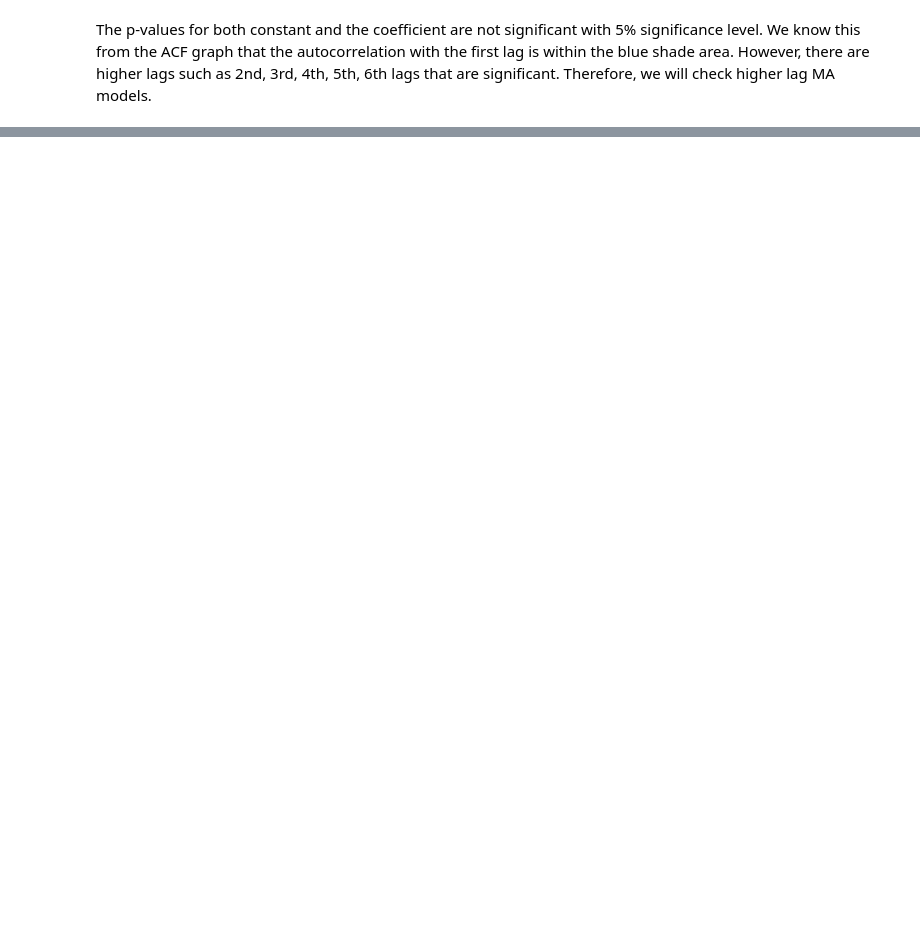
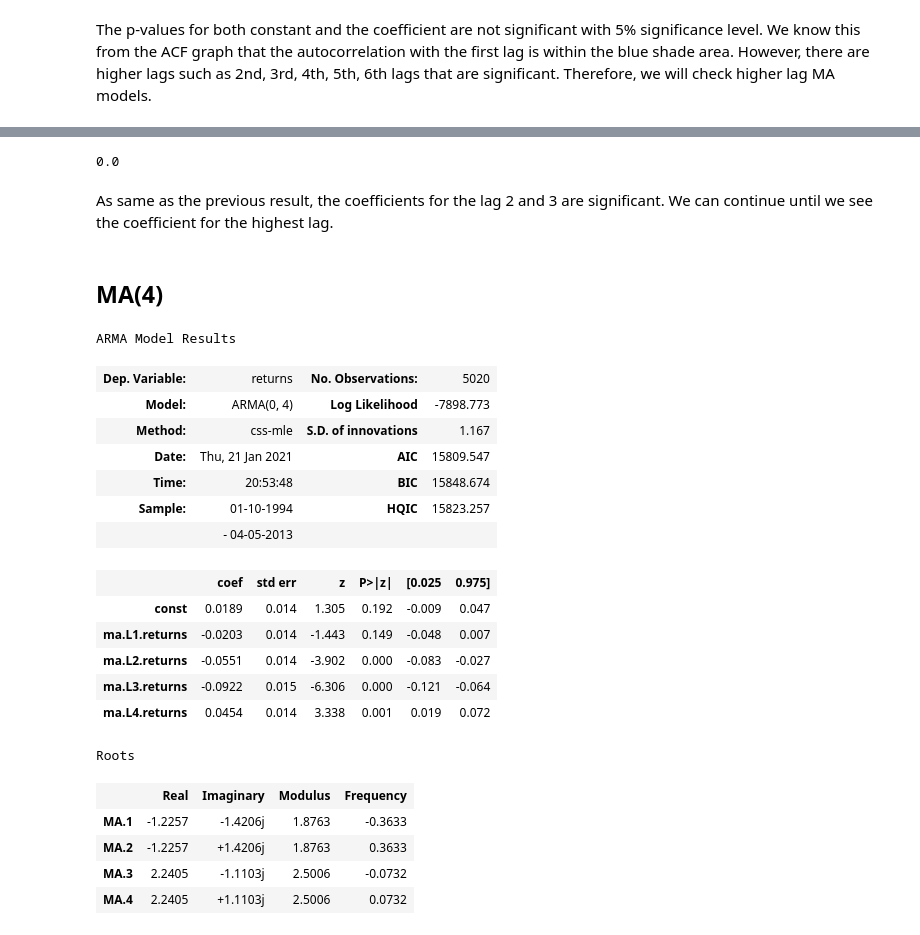
Before and after one commit to mkang32/snp500-analysis, a Jupyter notebook: notebooks/4.the_MA_model.ipynb, the cells around one changed output, grey strips where cells are left out. Drawn from its saved outputs; the diff is of its cells as text; code cells hidden in the pictures; blank space fills up the shorter version.

```diff
--- a/notebooks/4.the_MA_model.ipynb
+++ b/notebooks/4.the_MA_model.ipynb
@@ -78,0 +159,33 @@ The p-values for both constant and the coefficient are not significant with 5% s
+# %%
+LLR_test(model_ret_ma_2, model_ret_ma_3, DF=1)
+# %% [output]
+0.0
+# %% [markdown]
+As same as the previous result, the coefficients for the lag 2 and 3 are significant. We can continue until we see the coefficient for the highest lag.
+# %% [markdown]
+## MA(4)
+# %%
+model_ret_ma_4 = ARMA(df.returns[1:], order=(0, 4))
+results_ret_ma_4 = model_ret_ma_4.fit()
+results_ret_ma_4.summary()
+# %% [output]
+ARMA Model Results
+| Dep. Variable: | returns | No. Observations: | 5020 |
+| Model: | ARMA(0, 4) | Log Likelihood | -7898.773 |
+| Method: | css-mle | S.D. of innovations | 1.167 |
+| Date: | Thu, 21 Jan 2021 | AIC | 15809.547 |
+| Time: | 20:53:48 | BIC | 15848.674 |
+| Sample: | 01-10-1994 | HQIC | 15823.257 |
+|  | - 04-05-2013 |  |  |
+|  | coef | std err | z | P>|z| | [0.025 | 0.975] |
+| const | 0.0189 | 0.014 | 1.305 | 0.192 | -0.009 | 0.047 |
+| ma.L1.returns | -0.0203 | 0.014 | -1.443 | 0.149 | -0.048 | 0.007 |
+| ma.L2.returns | -0.0551 | 0.014 | -3.902 | 0.000 | -0.083 | -0.027 |
+| ma.L3.returns | -0.0922 | 0.015 | -6.306 | 0.000 | -0.121 | -0.064 |
+| ma.L4.returns | 0.0454 | 0.014 | 3.338 | 0.001 | 0.019 | 0.072 |
+Roots
+|  | Real | Imaginary | Modulus | Frequency |
+| MA.1 | -1.2257 | -1.4206j | 1.8763 | -0.3633 |
+| MA.2 | -1.2257 | +1.4206j | 1.8763 | 0.3633 |
+| MA.3 | 2.2405 | -1.1103j | 2.5006 | -0.0732 |
+| MA.4 | 2.2405 | +1.1103j | 2.5006 | 0.0732 |
```
Also changed, not shown: parts of 27 cells of this notebook.
